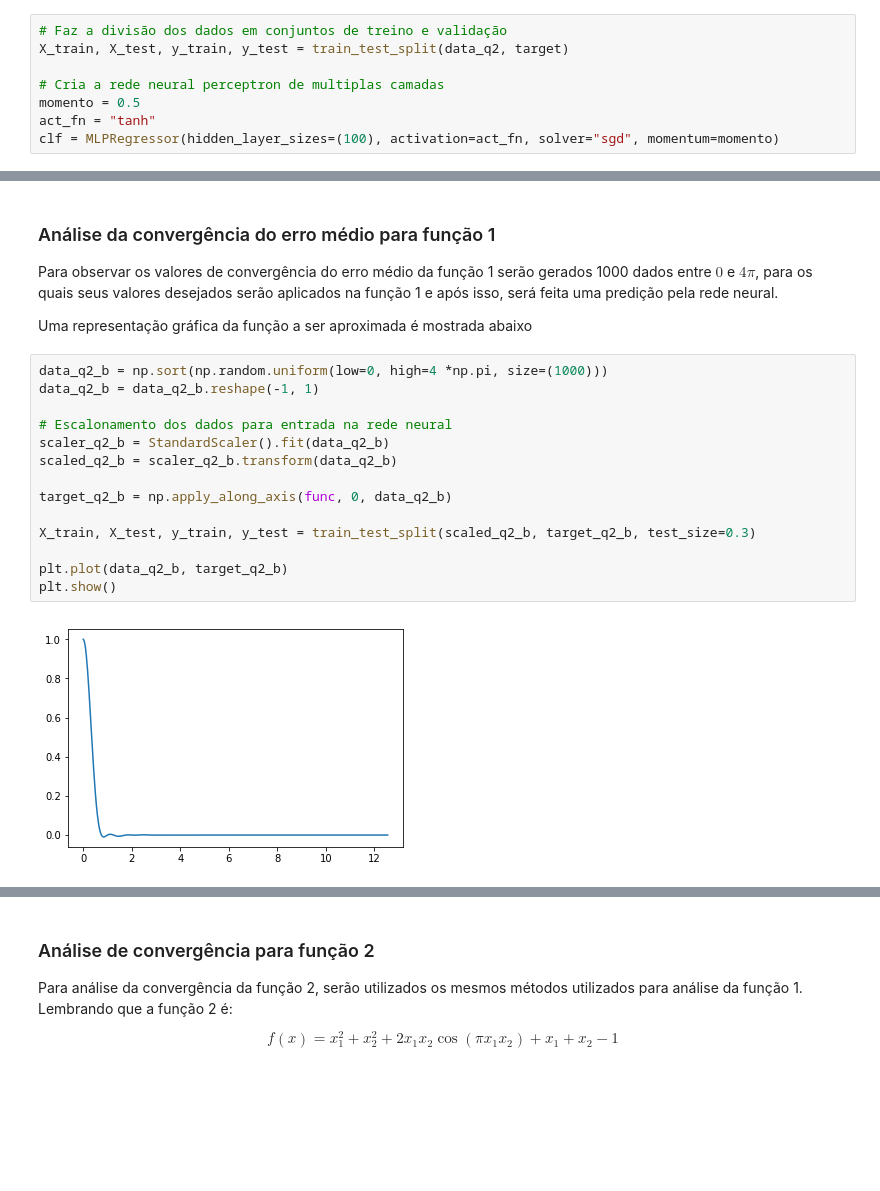
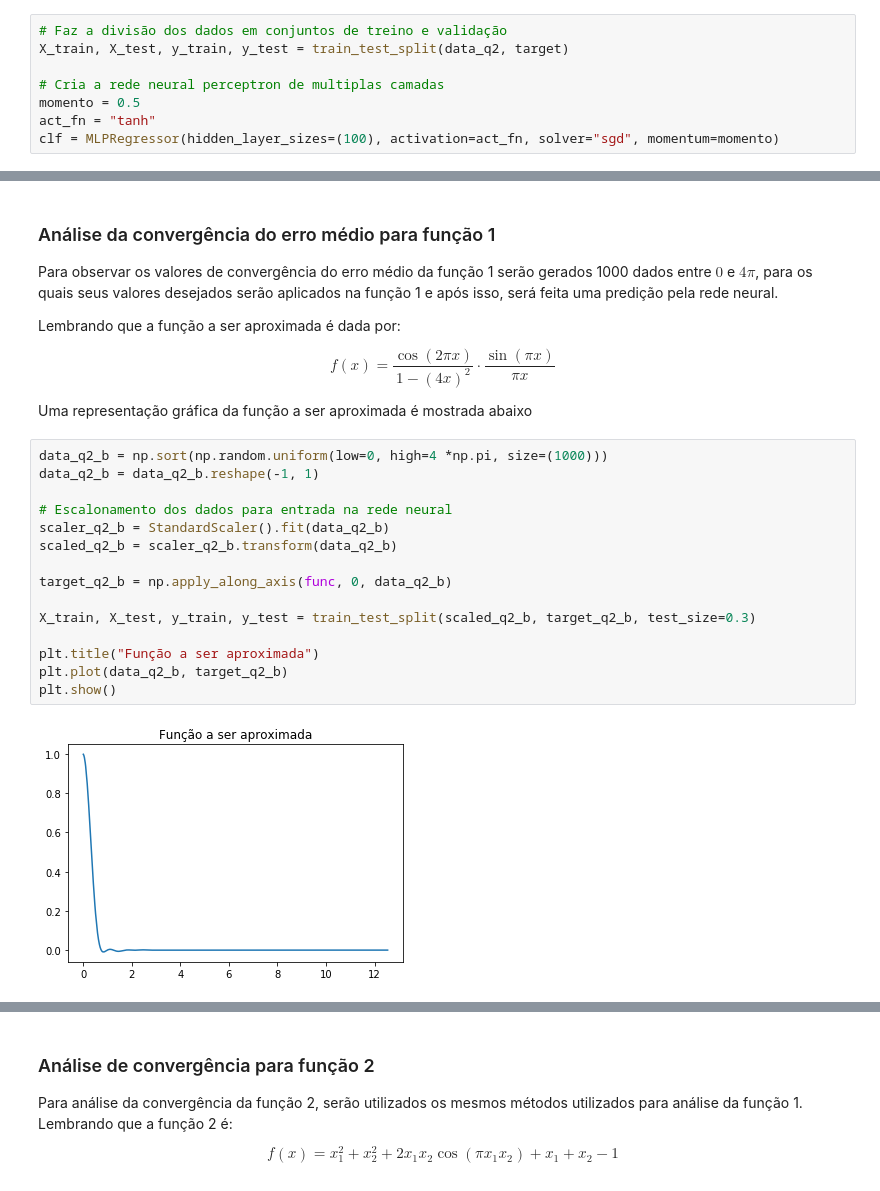
Before and after one commit to edujtm/machine-learning-course, a Jupyter notebook: Supervised Machine Learning.ipynb, the cells around one changed output, grey strips where cells are left out. Saved outputs shown, nothing was run; the diff lists cells and outputs as text; blank space fills up the shorter version.

```diff
--- a/Supervised Machine Learning.ipynb
+++ b/Supervised Machine Learning.ipynb
@@ -242,23 +255,30 @@ plt.show()
 
 Para observar os valores de convergência do erro médio da função 1 serão gerados 1000 dados entre $0$ e $4\pi$, para os quais seus valores desejados serão aplicados na função 1 e após isso, será feita uma predição pela rede neural.
 
+Lembrando que a função a ser aproximada é dada por:
+
+\begin{equation}
+    f(x) = \frac{\cos(2\pi x)}{1-(4x)^2}\cdot\frac{\sin (\pi x)}{\pi x}
+\end{equation}
+
 Uma representação gráfica da função a ser aproximada é mostrada abaixo
 # %%
 data_q2_b = np.sort(np.random.uniform(low=0, high=4 *np.pi, size=(1000)))
 data_q2_b = data_q2_b.reshape(-1, 1)
 
 # Escalonamento dos dados para entrada na rede neural
 scaler_q2_b = StandardScaler().fit(data_q2_b)
 scaled_q2_b = scaler_q2_b.transform(data_q2_b)
 
 target_q2_b = np.apply_along_axis(func, 0, data_q2_b)
 
 X_train, X_test, y_train, y_test = train_test_split(scaled_q2_b, target_q2_b, test_size=0.3)
 
+plt.title("Função a ser aproximada")
 plt.plot(data_q2_b, target_q2_b)
 plt.show()
 # %% [output]
-[figure, old version]
+[figure, new version]
 # %%
 # Cria o modelo da rede neural utilizando função de ativação tangente hiperbólica
 act_fn1 = "tanh"
```
Also changed, not shown: parts of 15 cells of this notebook.
